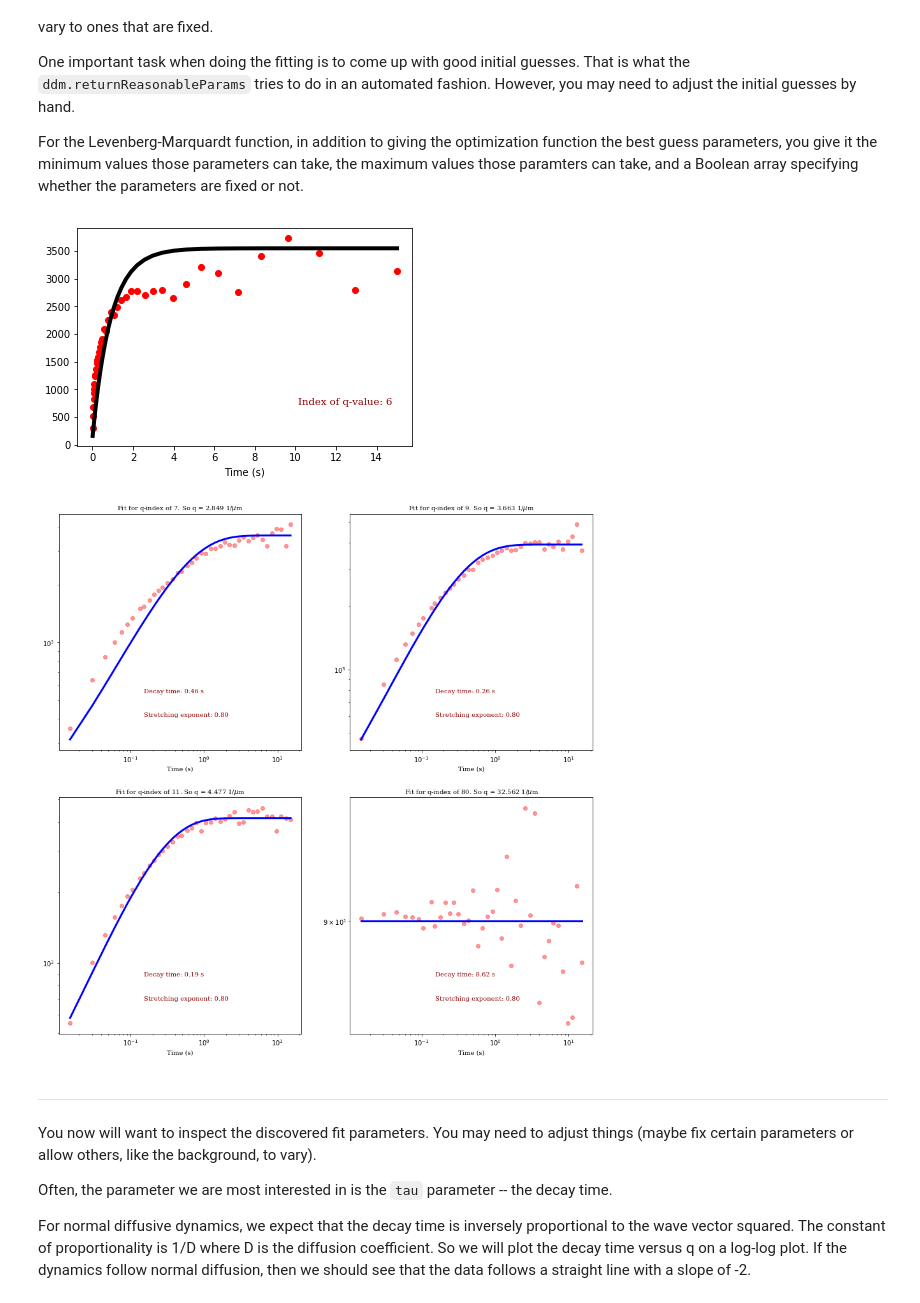
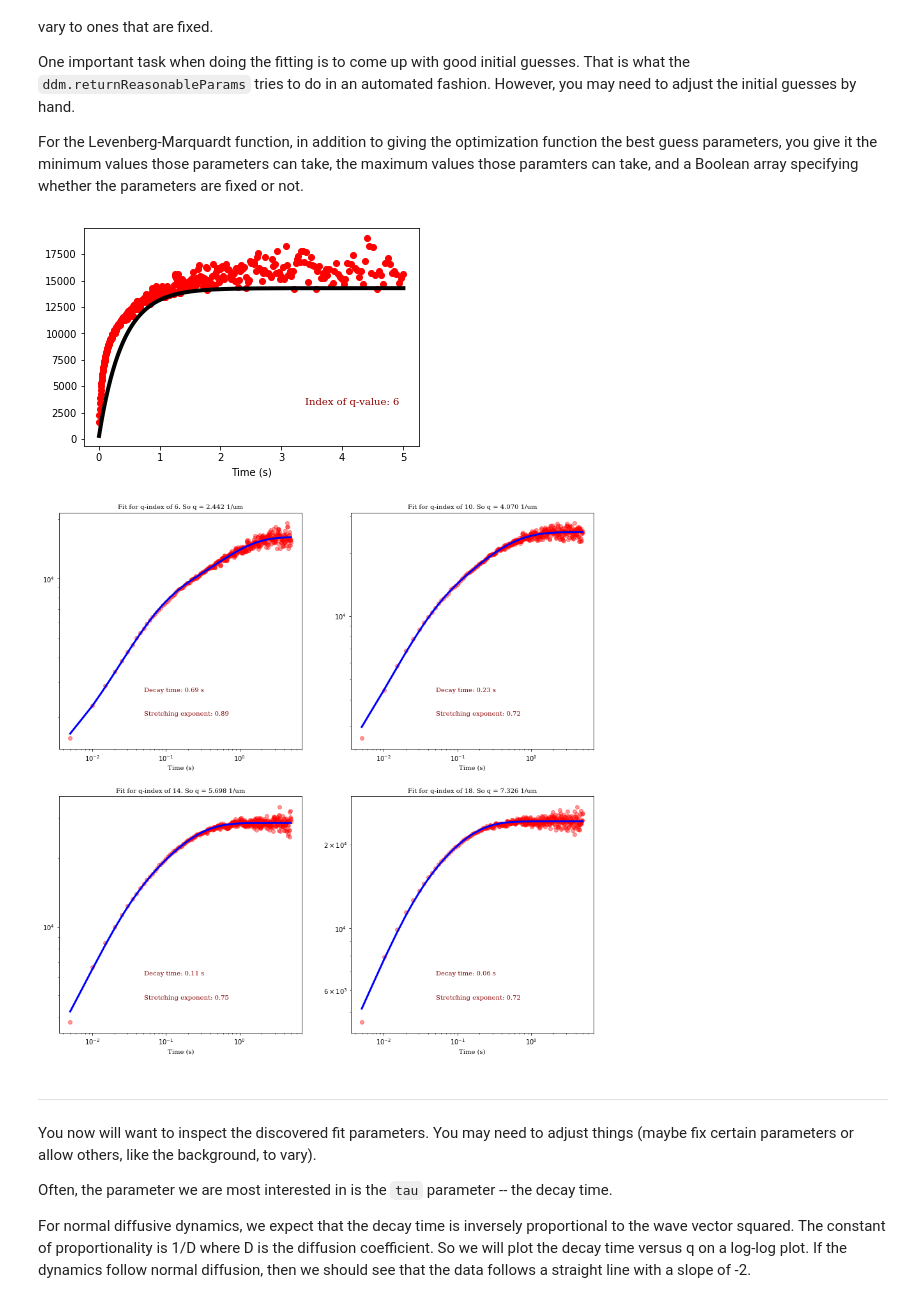
Before and after one commit to rmcgorty/Differential-Dynamic-Microscopy---Python, a Jupyter notebook: DDM - attempting capillary wave analysis.ipynb, the cells around one changed output. Drawn from its saved outputs; the diff is of its cells as text; code cells hidden in the pictures.

```diff
--- a/DDM - attempting capillary wave analysis.ipynb
+++ b/DDM - attempting capillary wave analysis.ipynb
@@ -85,10 +83,10 @@ Running dt=45...
 ---------------------------------
 Since the `getFFTDiffsAtTimes` function can take several minutes (or even hours) to run if the images are large and if we find the image structure function at many lag times, it is best to always save the output to that function. That way, if you want to come back and do more analysis, you just load the saved image structure functions. Loading that saved file is done with the function `pickle.load`.
 # %%
-data_dir = "Z:\\2018-06-01_PNIPAM-Xan_Interface\\images_60x_1x1_15msExp_2\\"
-data_file = "images_60x_1x1_15msExp_2_MMStack_Pos0.ome.tif"
+data_dir = "Z:\\2018-06-01_PNIPAM-Xan_Interface\\images_60x_1x1_5msExp_3\\"
+data_file = "images_60x_1x1_5msExp_3_MMStack_Pos0.ome.tif"
 
-f = open(data_dir + data_file[:-4]+"_1_BH_256x256_FFTDIFFS_dts_ravs.p",'rb')
+f = open(data_dir + data_file[:-4]+"_1_256x256_FFTDIFFS_dts_ravs.p",'rb')
 p_data = pickle.load(f)
 f.close()
 p_data.keys()
@@ -107,5 +109,5 @@ plt.ylabel("Delay times");
 # %%
-fps = 66.5 #The frame rate the video data was recorded at
+fps = 199.3 #The frame rate the video data was recorded at
 times = dts/fps #Create the list of delay times in units of seconds
 q = np.arange(0,(numPixels/2))*2*np.pi*(1./(numPixels*0.0603)) #Convert the spatial frequencies to wave vectors
 # %%
@@ -148,29 +150,38 @@ plt.text(0.8, 0.2, 'Index of q-value: %i' % q_index, horizontalalignment='center
            transform=ax.transAxes, fontdict=font_plt)
 plt.xlabel('Time (s)');
 # %% [output]
-[figure, old version]
+[figure, new version]
 # %%
-def two_rounds_fitting(data, times):
+def two_rounds_fitting(data, times, these_start_params = None):
     '''
     This function does two rounds of fitting.
     First it uses SciPy's least-squares fitting:
         https://docs.scipy.org/doc/scipy/reference/generated/scipy.optimize.leastsq.html
     Then, it uses the Levenberg-Marquardt method with the mpfit module.
     '''
-    pars,minp,maxp,lmin,lmax,fix = ddm.returnReasonableParams(d=data, bg=90, double=False, fps=1./times[0])
+    pars,minp,maxp,lmin,lmax,fix = ddm.returnReasonableParams(d=data, bg=905, double=True, fps=1./times[0])
     #Paramters:
     # Amplitude-0, TimeConst-1, Background-2, Alpha (strtching exp), (... same for second exp..))
 
-    minp[3]=0.8
-    maxp[3]=1.01
+    minp[3]=0.65
+    maxp[3]=1.001
     maxp[2]=1e14
-    pars[3]=1.00
+    pars[3]=0.7
     fix[2]=True
     fix[3]=False
+    pars[6]=1.00
+    minp[6]=0.90
+    maxp[6]=1.001
+
+    #Optionally, don't use `returnReasonableParams' to generate initial guess, but
+    # use parameters that were given. This is useful for using as the initial
+    # guess, the best-fit parameters from the previous q
+    if these_start_params is not None:
+        pars = these_start_params
 
     #The ddm.newFitLeastsq function does not check whether the parameters are within the
     #  minimum and maximum bounds. It uses SciPy's optimize.leastsq.
-    fitparams_lsq,theory_lsq = ddm.newFitLeastsq(data,times,pars,minp,maxp,lmin,lmax,fix,logfit=False)
+    fitparams_lsq,theory_lsq = ddm.newFitLeastsq(data,times,pars,minp,maxp,lmin,lmax,fix,logfit=True)
     newPars = fitparams_lsq.copy()
 
     #We'll use the found parameters from SciPy's optimize.leastsq and feed them into the
@@ -184,37 +195,37 @@ def two_rounds_fitting(data, times):
                 newPars[i]=abs(p)
                 if newPars[i]>maxp[i]:
                     newPars[i] = maxp[i]*0.9
                 elif newPars[i]<minp[i]:
                     newPars[i] = minp[i]*1.1
             else:
                 newPars[i] = minp[i]*1.1
 
     #Now use the Levenberg-Marquardt function. It returns the optimized paramters (fitparamsB), the
     #  best fit (theoryB), any error codes, and the chi-squared value (the sum of squares of the error)
     fitparamsB, theoryB, errCodeB, chi2B = ddm.newFit(data,times,newPars,minp,maxp,lmin,lmax,fix,
-                                                      logfit=False,quiet=True,factor=0.8)
+                                                      logfit=True,quiet=True,factor=0.8)
 
     return fitparamsB, theoryB, chi2B
 
 plt.figure(figsize=(15,15)) #Create figure of size 15x15 (inches)
 
 #Loop over four different q-values to do the fit
-qs_to_see = [7,9,11,80]
+qs_to_see = [6,10,14,18]
 for i,q_index in enumerate(qs_to_see):
     fitparamsB, theoryB, chi2B = two_rounds_fitting(ravs[:,q_index], times)
     ax = plt.subplot(2,2,i+1) #creating 4 subplots in a 2x2 grid
     ax.loglog(times,ravs[:,q_index],'ro',alpha=0.4)
     ax.plot(times, theoryB, '-b',lw=3)
     ax.text(0.35,0.25,'Decay time: %.2f s' % fitparamsB[1],
             fontdict=font_plt,horizontalalignment='left',
             verticalalignment='center', transform=ax.transAxes)
     ax.text(0.35,0.15,'Stretching exponent: %.2f' % fitparamsB[3],
             fontdict=font_plt,horizontalalignment='left',
             verticalalignment='center', transform=ax.transAxes)
     ax.set_xlabel("Time (s)", fontdict=font_plt_ax)
-    ax.set_title("Fit for q-index of %i. So q = %.3f 1/$\mu$m" % (q_index, q[q_index]), fontdict=font_plt_ax)
+    ax.set_title("Fit for q-index of %i. So q = %.3f 1/um" % (q_index, q[q_index]), fontdict=font_plt_ax)
 # %% [output]
-[figure, old version]
+[figure, new version]
 # %%
 #Now, we'll do that fit for *all* q-values
 
```
Also changed, not shown: parts of 16 cells of this notebook.
